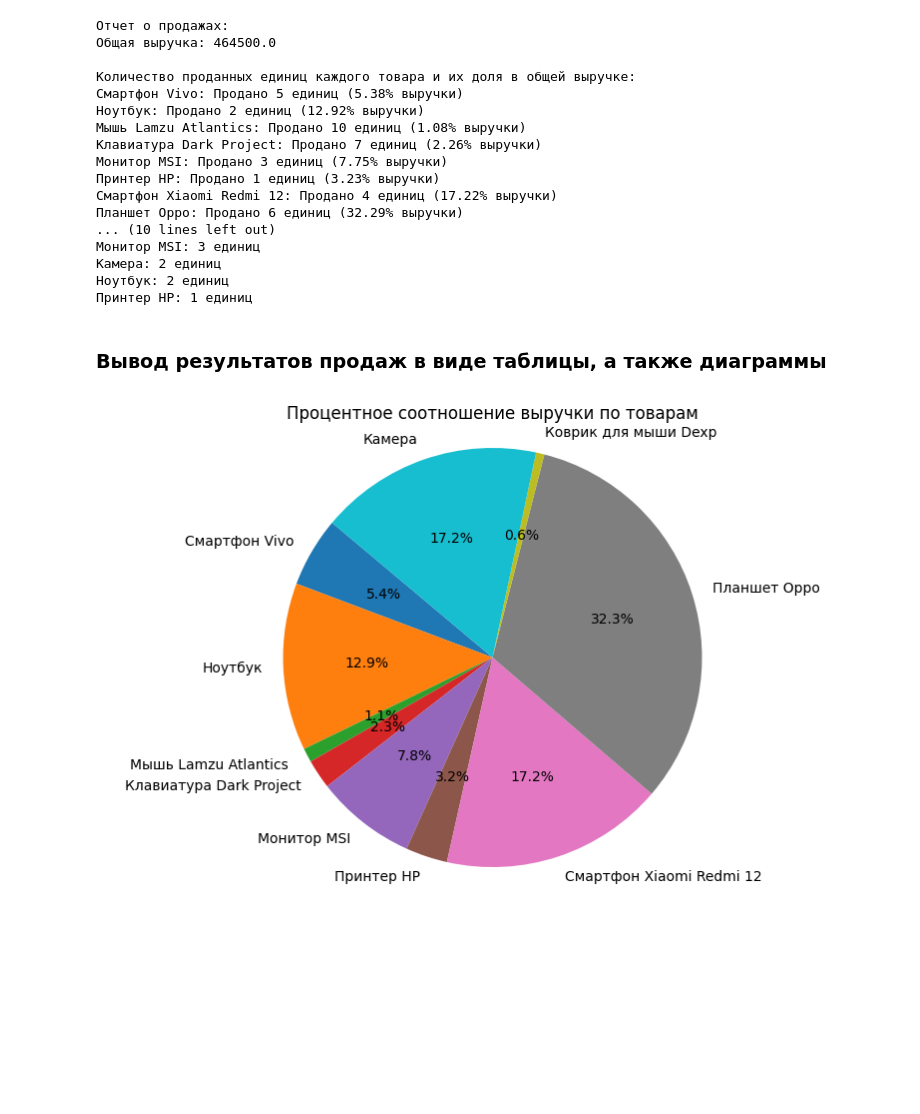
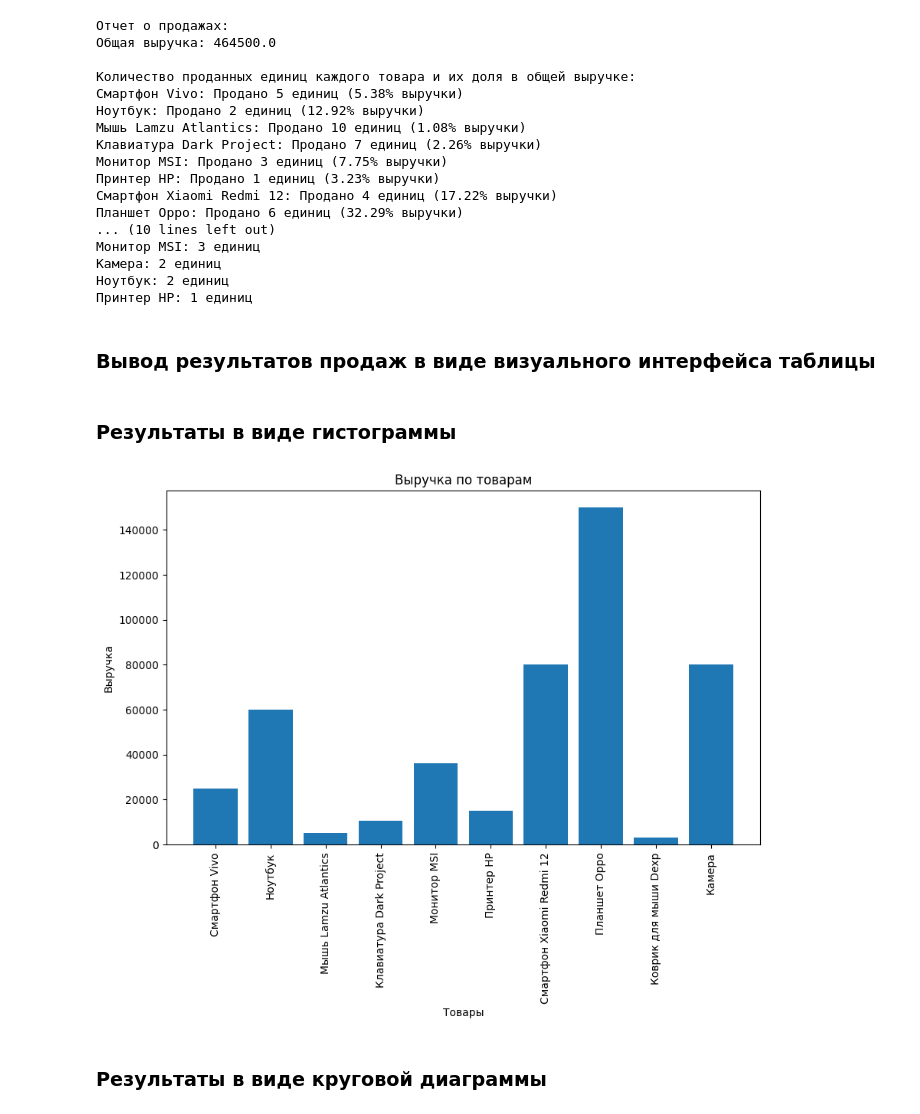
Before and after one commit to Wizaros/Kursovaia, a Jupyter notebook: Founder/main.ipynb, the cells around one changed output. Saved outputs shown, nothing was run; the diff lists cells and outputs as text; code cells hidden in the pictures; blank space fills up the shorter version.

Commit message:
histogram

```diff
--- a/Founder/main.ipynb
+++ b/Founder/main.ipynb
@@ -182,7 +182,7 @@ print(report)
 Ноутбук: 2 единиц
 Принтер HP: 1 единиц
 # %% [markdown]
-### Вывод результатов продаж в виде таблицы, а также диаграммы
+### Вывод результатов продаж в виде визуального интерфейса таблицы
 # %%
 class SalesTableWidget(QWidget):
     def __init__(self, sales_data):
@@ -232,12 +232,17 @@ app.exec_()
 product_sales = defaultdict(int)
 for item in sales_data:
     product_sales[item['product_name']] += item['total_price']
-
-plt.figure(figsize=(10, 6))
-plt.pie(product_sales.values(), labels=product_sales.keys(), autopct='%1.1f%%', startangle=140)
-plt.title('Процентное соотношение выручки по товарам')
-plt.axis('equal')
-
-plt.show()
-# %% [output]
-[figure, removed]
+# %% [markdown]
+### Результаты в виде гистограммы
+# %%
+plt.figure(figsize=(10, 6))
+plt.bar(product_sales.keys(), product_sales.values())
+plt.xlabel('Товары')
+plt.ylabel('Выручка')
+plt.title('Выручка по товарам')
+plt.xticks(rotation=90)
+plt.show()
+# %% [output]
+[figure, added]
+# %% [markdown]
+### Результаты в виде круговой диаграммы
```
Also changed, not shown: parts of 1 cell of this notebook.
